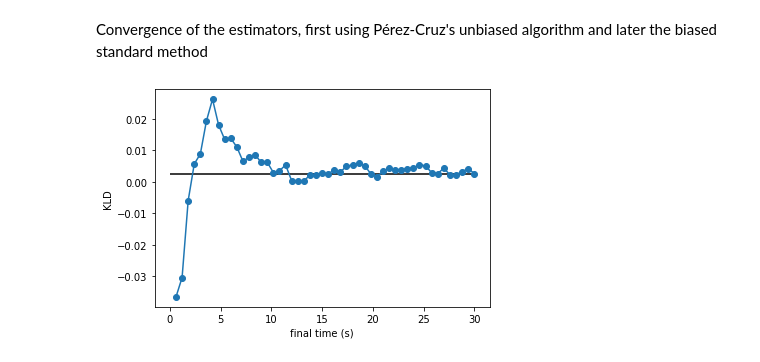
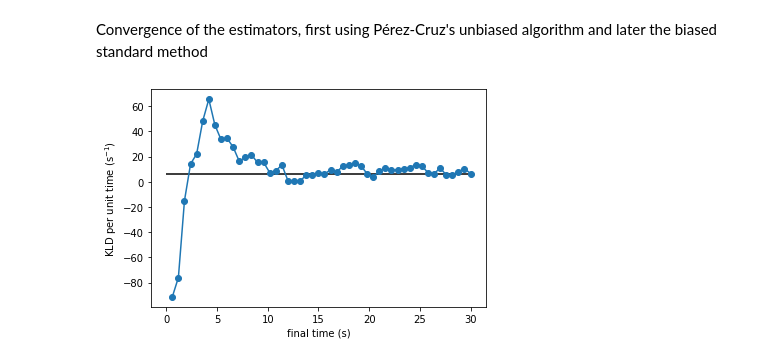
Before and after one commit to pedroharunari/KLD_estimation, a Jupyter notebook: applications/KLD_from_data.ipynb, the cells around one changed output. Saved outputs shown, nothing was run; the diff lists cells and outputs as text; code cells hidden in the pictures.

```diff
--- a/applications/KLD_from_data.ipynb
+++ b/applications/KLD_from_data.ipynb
@@ -123,18 +124,18 @@ Convergence of the estimators, first using Pérez-Cruz's unbiased algorithm and
 # %%
 %%time
 final_iteration = np.linspace(0,len(time), 51, dtype = int)[1:]
 final_times = [time[x-1] for x in final_iteration]
 kld_vec = []
 for fit in final_iteration:
     proc1_fit = [x[1] for x in data[:fit]]
     proc2_fit = [x[2] for x in data[:fit]]
-    kld_fit = KLD_PerezCruz(proc1_fit, proc2_fit)
+    kld_fit = KLD_PerezCruz(proc1_fit, proc2_fit)/dt
     kld_vec.append(kld_fit)
 
 plt.plot(final_times, kld_vec, 'o-')
-plt.xlabel('final time (s)')
-plt.ylabel('KLD')
-plt.hlines(kld_value, time[0], time[-1], color='black', alpha=1, zorder=-1)
+plt.xlabel(r'final time (s)')
+plt.ylabel(r'KLD per unit time (s$^{-1}$)')
+plt.hlines(kld_value/dt, time[0], time[-1], color='black', alpha=1, zorder=-1)
 plt.show()
 # %% [output]
-[figure, old version]
+[figure, new version]
```
Also changed, not shown: parts of 5 cells of this notebook.
